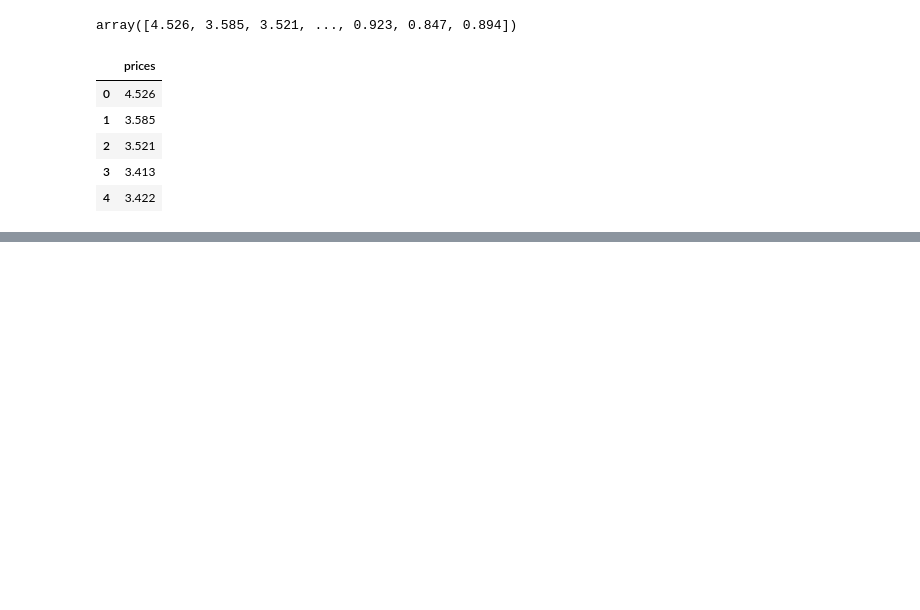
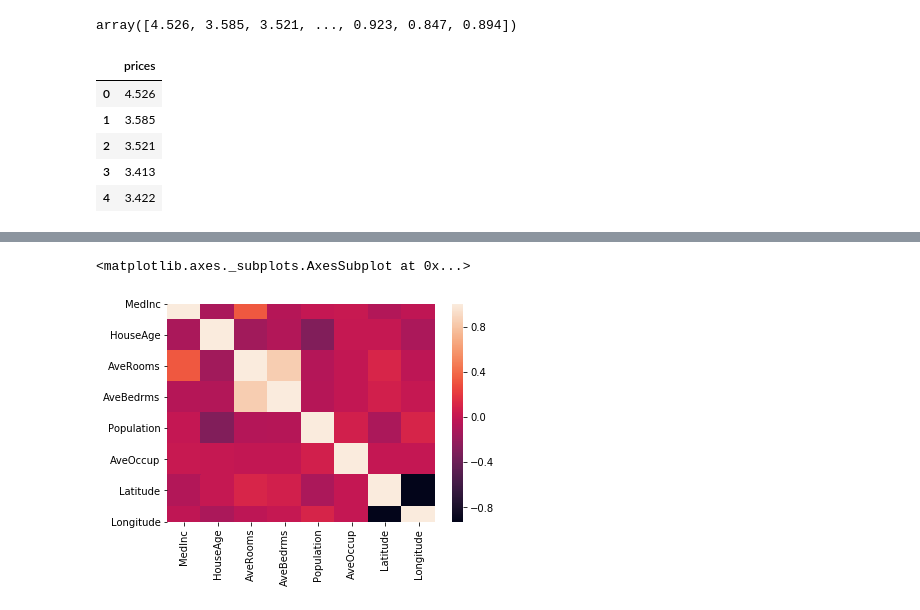
Before and after one commit to jbcroom/DS7333-QTW, a Jupyter notebook: CaseStudy5/DS733_JB_BC_SW_Case_Study5.ipynb, the cells around one changed output, grey strips where cells are left out. Saved outputs shown, nothing was run; the diff lists cells and outputs as text; code cells hidden in the pictures; blank space fills up the shorter version.

```diff
--- a/CaseStudy5/DS733_JB_BC_SW_Case_Study5.ipynb
+++ b/CaseStudy5/DS733_JB_BC_SW_Case_Study5.ipynb
@@ -64,0 +83,6 @@ calf_hous_df.describe()
+# %%
+# Correlation heatmap
+sns.heatmap(df.corr())
+# %% [output]
+<matplotlib.axes._subplots.AxesSubplot at 0x...>
+[figure, added]
```
Also changed, not shown: parts of 13 cells of this notebook.
